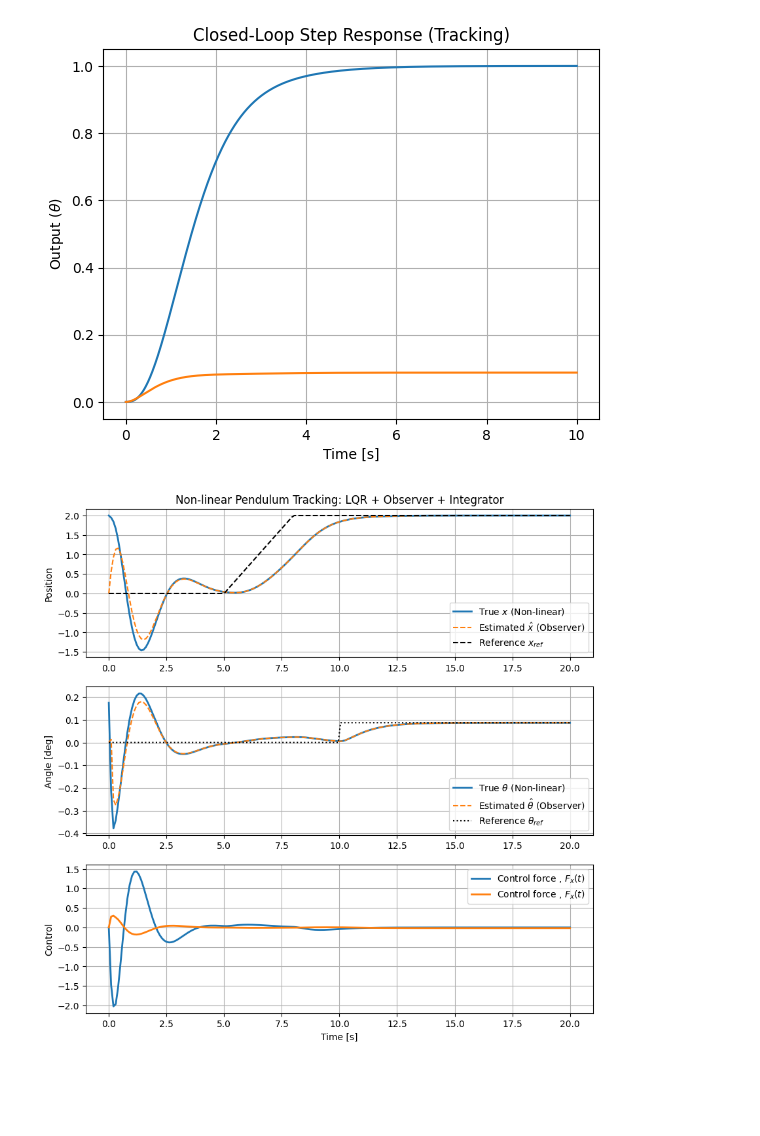
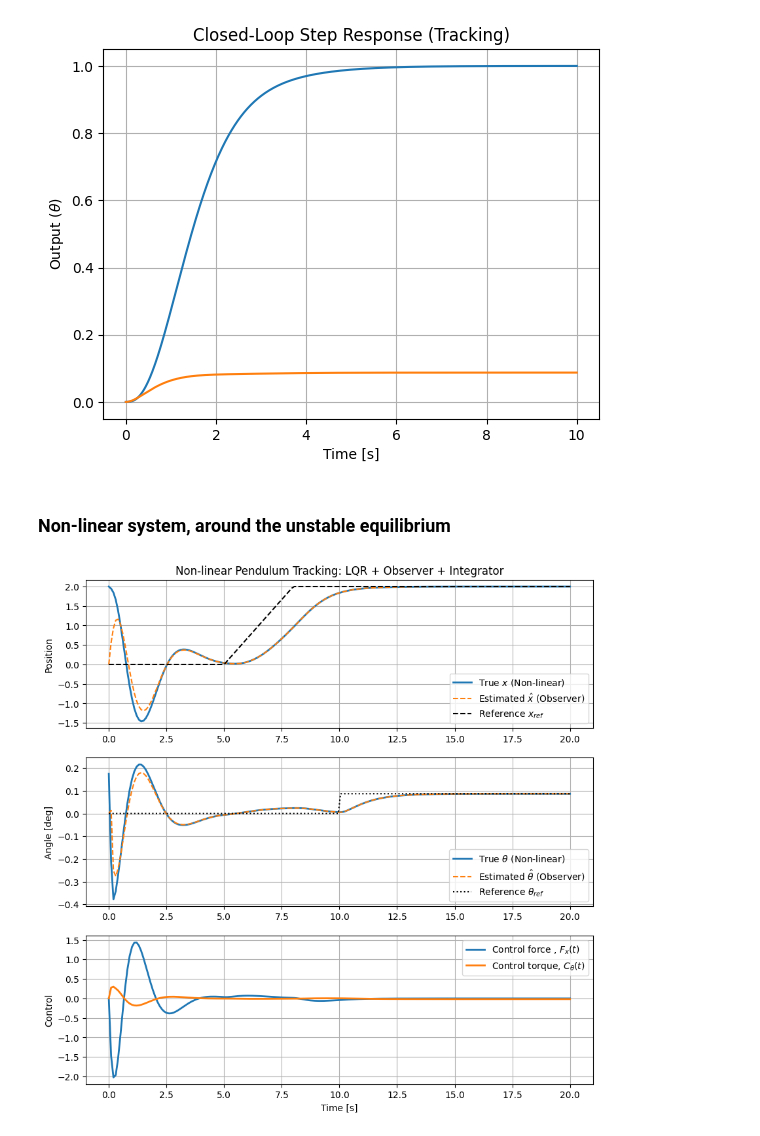
Before and after one commit to Basics2022/bbooks-math-miscellanea, a Jupyter notebook: _build/jupyter_execute/ch/control/optimal-control-inverted-pendulum-cart.ipynb, the cells around one changed output. Saved outputs shown, nothing was run; the diff lists cells and outputs as text; code cells hidden in the pictures; blank space fills up the shorter version.

```diff
--- a/_build/jupyter_execute/ch/control/optimal-control-inverted-pendulum-cart.ipynb
+++ b/_build/jupyter_execute/ch/control/optimal-control-inverted-pendulum-cart.ipynb
@@ -419,6 +424,8 @@ plt.ylabel(r"Output ($\theta$)")
 plt.grid(True)
 # %% [output]
 [figure]
+# %% [markdown]
+### Non-linear system, around the unstable equilibrium
 # %%
 from scipy.integrate import solve_ivp
 from scipy.interpolate import interp1d
@@ -546,34 +553,32 @@ fig, ax = plt.subplots(3, 1, figsize=(10, 10))
 
 #> Estimation error, eps = x_hat - x, x_hat = x + eps
 hat_x     = sol.y[0] + sol.y[4]
 hat_theta = sol.y[1] + sol.y[5]
 
 # Plot True Pendulum Angle (convert back to degrees)
 ax[0].plot(sol.t, sol.y[0]       , label='True $x$ (Non-linear)', linewidth=2)                      # output
 ax[0].plot(sol.t, hat_x    , '--', label='Estimated $\\hat{x}$ (Observer)')                         # estimated output
 ax[0].plot(sol.t, y_ref_func(sol.t)[:,0], '--', color="black", label=r'Reference $x_{ref}$')        # reference
 
 ax[1].plot(sol.t, sol.y[1]       , label='True $\\theta$ (Non-linear)', linewidth=2)                # output
 ax[1].plot(sol.t, hat_theta, '--', label='Estimated $\\hat{\\theta}$ (Observer)')                   # estimated output
 ax[1].plot(sol.t, y_ref_func(sol.t)[:,1], ':' , color="black", label=r'Reference $\theta_{ref}$')   # reference
 
 ax[0].set_title("Non-linear Pendulum Tracking: LQR + Observer + Integrator")
 ax[0].set_ylabel("Position")
 # ax[0].set_xlabel("Time [s]")
 ax[1].set_ylabel("Angle [deg]")
 
 u = -Ka[:,:4] @ sol.y[0:4] - Ka[:,:4] @ sol.y[4:8] - Ka[:,4:] @ sol.y[8:]
 ax[2].plot(sol.t, u[0], label=r"Control force , $F_x(t)$", linewidth=2)      # output
-ax[2].plot(sol.t, u[1], label=r"Control force , $F_x(t)$", linewidth=2)      # output
+ax[2].plot(sol.t, u[1], label=r"Control torque, $C_\theta(t)$", linewidth=2)      # output
 ax[2].set_ylabel("Control")
 ax[2].set_xlabel("Time [s]")
 
 ax[0].legend();  ax[0].grid()
 ax[1].legend();  ax[1].grid()
 ax[2].legend();  ax[2].grid()
 
 plt.show()
-
-#>
 # %% [output]
-[figure, old version]
+[figure, new version]
```
Also changed, not shown: parts of 10 cells of this notebook, 25 other files.
